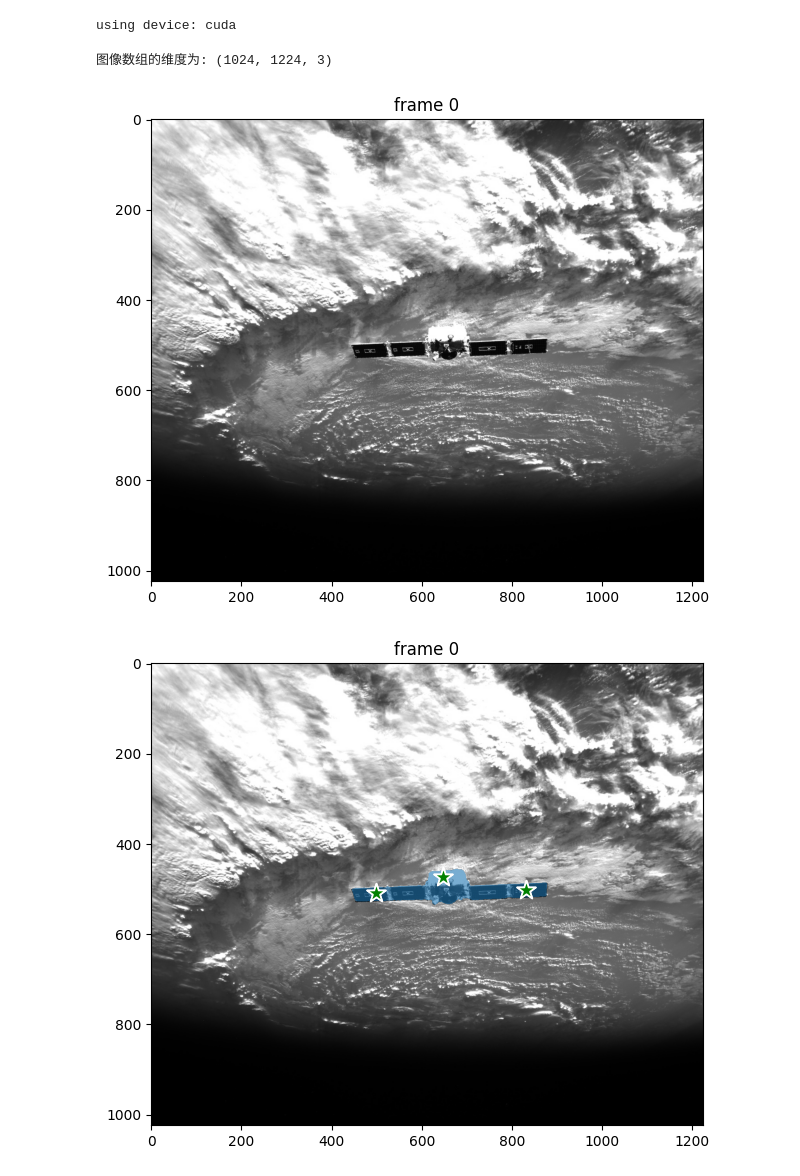
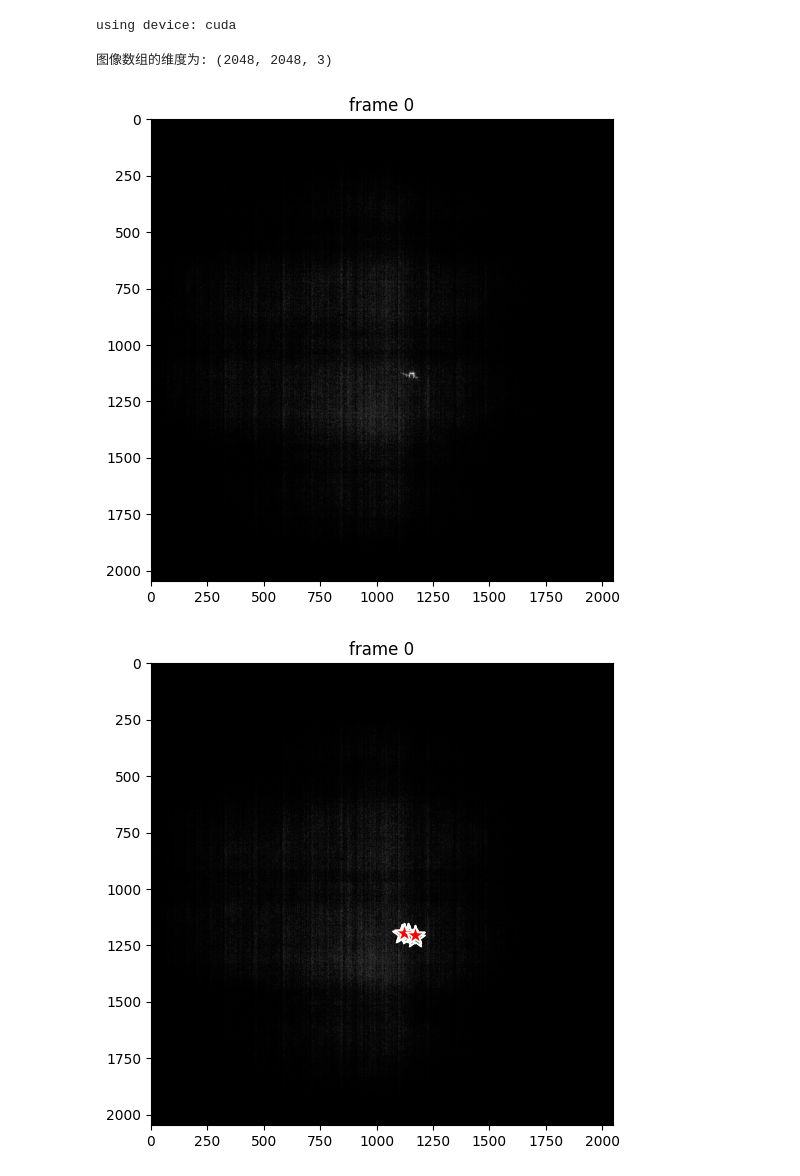
Before and after one commit to wuaodi/SAM2, a Jupyter notebook: notebooks/aodi_video_segmentation.ipynb, the cells around one changed output. Cells and saved outputs as stored; diff of their text form; code cells hidden in the pictures.

```diff
--- a/notebooks/aodi_video_segmentation.ipynb
+++ b/notebooks/aodi_video_segmentation.ipynb
@@ -57,26 +57,26 @@ model_cfg = "sam2_hiera_l.yaml"
 predictor = build_sam2_video_predictor(model_cfg, sam2_checkpoint, device=device)
 # %%
 # 加载数据
-video_dir = "./videos/davinci_raofei_3jpg_part"
+video_dir = "./videos/ab_enhance_rename"
 
 # scan all the JPEG frame names in this directory
 frame_names = [
     p for p in os.listdir(video_dir)
-    if os.path.splitext(p)[-1] in [".jpg", ".jpeg", ".JPG", ".JPEG"]
+    if os.path.splitext(p)[-1] in [".jpg", ".jpeg", ".JPG", ".JPEG", ".png"]
 ]
 frame_names.sort(key=lambda p: int(os.path.splitext(p)[0]))
 
 # cv2可视化第一帧图像
 frame_idx = 0
-image = cv2.imread(os.path.join(video_dir, frame_names[frame_idx]))
+image = cv2.imread(os.path.join(video_dir, frame_names[1]))
 print("图像数组的维度为:", image.shape)
 plt.figure(figsize=(9, 6))
 plt.title(f"frame {frame_idx}")
 plt.imshow(cv2.cvtColor(image, cv2.COLOR_BGR2RGB))
 plt.show()
 # %% [output]
-图像数组的维度为: (1024, 1224, 3)
+图像数组的维度为: (2048, 2048, 3)
-[figure, old version]
+[figure, new version]
 # %%
 # 初始化推理
 inference_state = predictor.init_state(video_path=video_dir)
@@ -94,8 +94,8 @@ prompts = {}  # hold all the clicks we add for visualization
 
 # 整体正点
 ann_obj_id = 0
-points = np.array([[499, 509], [648, 474], [832, 502]], dtype=np.float32)
-labels = np.array([1, 1, 1], np.int32)
+points = np.array([[1112, 1198], [1139, 1194], [1169, 1218],[1142, 1205], [1121, 1194], [1170, 1206]], dtype=np.float32)
+labels = np.array([1, 1, 1, 1, 0, 0], np.int32)
 prompts[ann_obj_id] = points, labels
 
 # `add_new_points_or_box` returns masks for all objects added so far on this interacted frame
@@ -164,7 +164,7 @@ for i, out_obj_id in enumerate(out_obj_ids):
     show_points(*prompts[out_obj_id], plt.gca())
     show_mask((out_mask_logits[i] > 0.0).cpu().numpy(), plt.gca(), obj_id=out_obj_id)
 # %% [output]
-[figure, old version]
+[figure, new version]
 # %%
 # 在整个视频帧进行推理
 # run propagation throughout the video and collect the results in a dict
```
Also changed, not shown: parts of 3 cells of this notebook, 2 other files.
